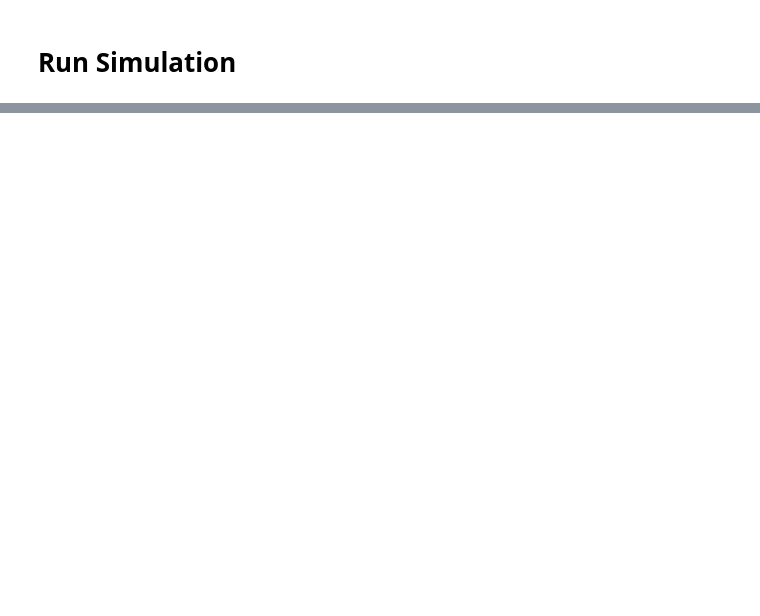
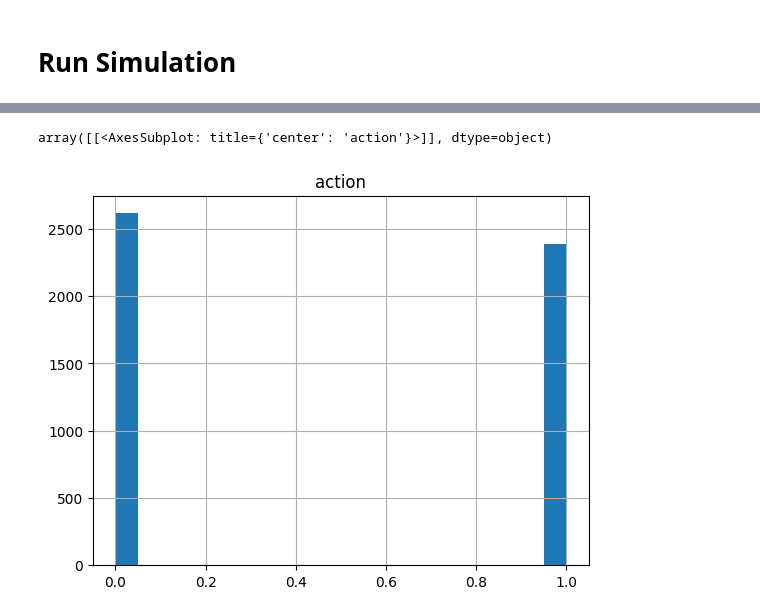
Before and after one commit to VowpalWabbit/coba, a Jupyter notebook: examples/experiments/benchmark/bandit_replay.ipynb, the cells around one changed output, grey strips where cells are left out. Drawn from its saved outputs; the diff is of its cells as text; code cells hidden in the pictures; blank space fills up the shorter version.

```diff
--- a/examples/experiments/benchmark/bandit_replay.ipynb
+++ b/examples/experiments/benchmark/bandit_replay.ipynb
@@ -42,0 +64,5 @@ result.plot_learners()
+# %%
+source_df.hist(column='action', bins=20)
+# %% [output]
+array([[<AxesSubplot: title={'center': 'action'}>]], dtype=object)
+[figure, added]
```
Also changed, not shown: parts of 9 cells of this notebook, 1 other file.
